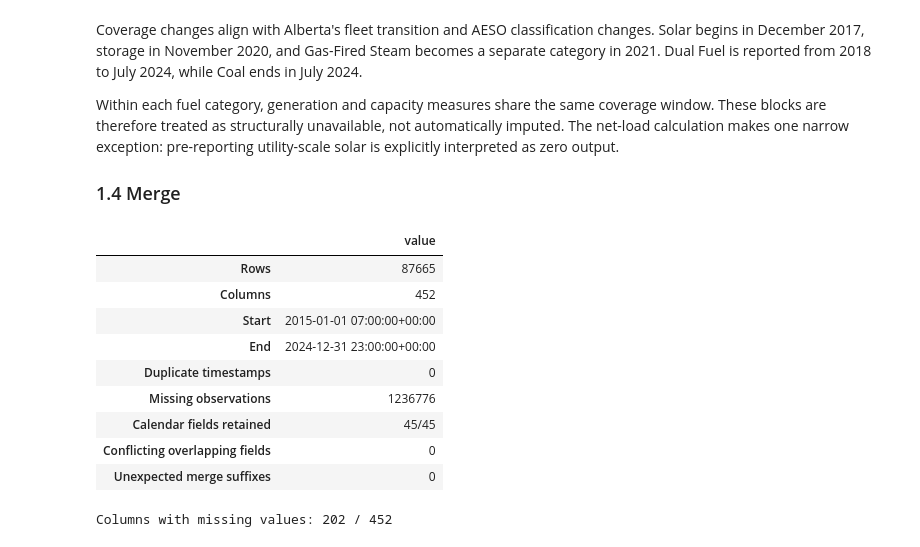
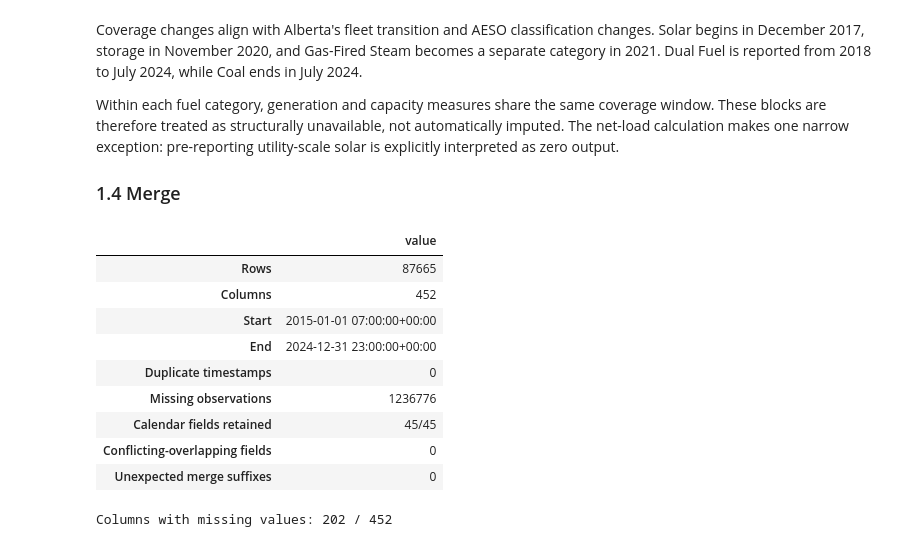
Before and after one commit to bhasein/alberta_power_markets_project, a Jupyter notebook: notebooks/01_Understanding_the_Alberta_Electricity_Market.ipynb, the cells around one changed output. Drawn from its saved outputs; the diff is of its cells as text; code cells hidden in the pictures.

```diff
--- a/notebooks/01_Understanding_the_Alberta_Electricity_Market.ipynb
+++ b/notebooks/01_Understanding_the_Alberta_Electricity_Market.ipynb
@@ -481,35 +481,35 @@ if unexpected_suffix_columns:
 
 
 # ---------------------------------------------------------------------
 # Display a concise master-dataset audit
 # ---------------------------------------------------------------------
 
 master_audit = pd.Series({
     "Rows": len(master),
     "Columns": master.shape[1],
     "Start": master[merge_key].min(),
     "End": master[merge_key].max(),
     "Duplicate timestamps": duplicate_master_timestamps,
     "Missing observations": int(master.isna().sum().sum()),
     "Calendar fields retained": (
         f"{len(calendar_columns) - len(missing_calendar_columns)}"
         f"/{len(calendar_columns)}"
     ),
-    "Conflicting overlapping fields": 0,
+    "Conflicting-overlapping fields": 0,
     "Unexpected merge suffixes": len(unexpected_suffix_columns),
 })
 
 display(master_audit.to_frame("value"))
 # %% [output]
 |  | value |
 | Rows | 87665 |
 | Columns | 452 |
 | Start | 2015-01-01 07:00:00+00:00 |
 | End | 2024-12-31 23:00:00+00:00 |
 | Duplicate timestamps | 0 |
 | Missing observations | 1236776 |
 | Calendar fields retained | 45/45 |
-| Conflicting overlapping fields | 0 |
+| Conflicting-overlapping fields | 0 |
 | Unexpected merge suffixes | 0 |
 # %%
 # ---------------------------------------------------------------------
```
Also changed, not shown: parts of 15 cells of this notebook.
